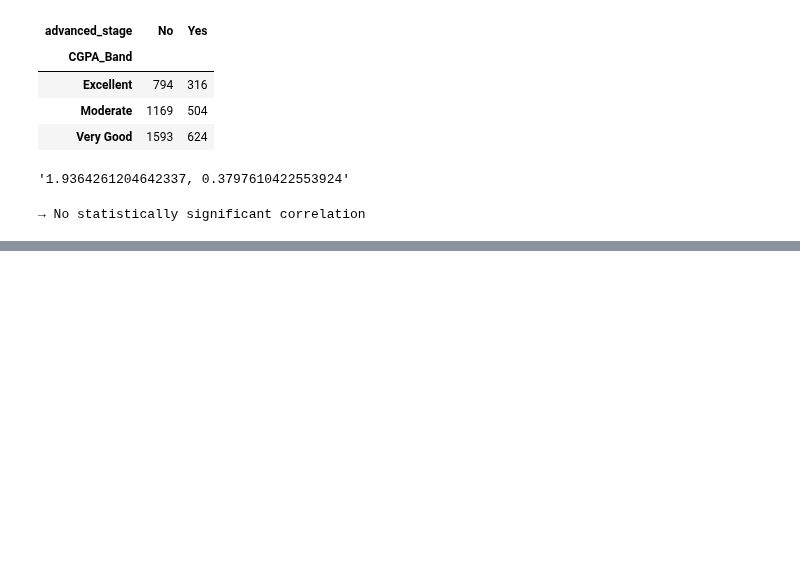
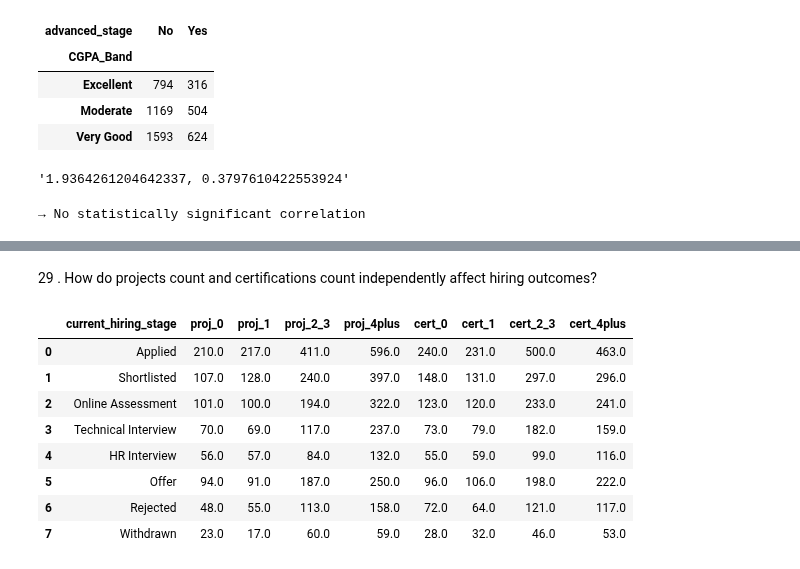
Before and after one commit to Ishasavani1402/Data-Analytics, a Jupyter notebook: fresher_hiring_analysis/EDA.ipynb, the cells around one changed output, grey strips where cells are left out. Drawn from its saved outputs; the diff is of its cells as text; code cells hidden in the pictures; blank space fills up the shorter version.

```diff
--- a/fresher_hiring_analysis/EDA.ipynb
+++ b/fresher_hiring_analysis/EDA.ipynb
@@ -1062,0 +1202,68 @@ else:
+# %% [markdown]
+29 . How do projects count and certifications count independently affect hiring outcomes?
+# %%
+pd.read_sql_query(text("""WITH project_bins AS (
+    SELECT
+        projects_count,
+        CASE
+            WHEN projects_count = 0 THEN '0 Projects'
+            WHEN projects_count = 1 THEN '1 Project'
+            WHEN projects_count BETWEEN 2 AND 3 THEN '2-3 Projects'
+            WHEN projects_count >= 4 THEN '4+ Projects'
+            ELSE 'Other'
+        END AS projects_bin,
+
+        certifications_count,
+        CASE
+            WHEN certifications_count = 0 THEN '0 Certifications'
+            WHEN certifications_count = 1 THEN '1 Certification'
+            WHEN certifications_count BETWEEN 2 AND 3 THEN '2-3 Certifications'
+            WHEN certifications_count >= 4 THEN '4+ Certifications'
+            ELSE 'Other'
+        END AS cert_bin,
+
+        current_hiring_stage,
+        COUNT(*) AS candidate_count
+    FROM clean_dataset
+    GROUP BY projects_count, certifications_count, current_hiring_stage
+),
+summary AS (
+    SELECT
+        current_hiring_stage,
+        SUM(CASE WHEN projects_bin = '0 Projects'      THEN candidate_count ELSE 0 END) AS proj_0,
+        SUM(CASE WHEN projects_bin = '1 Project'       THEN candidate_count ELSE 0 END) AS proj_1,
+        SUM(CASE WHEN projects_bin = '2-3 Projects'    THEN candidate_count ELSE 0 END) AS proj_2_3,
+        SUM(CASE WHEN projects_bin = '4+ Projects'     THEN candidate_count ELSE 0 END) AS proj_4plus,
+
+        SUM(CASE WHEN cert_bin = '0 Certifications'    THEN candidate_count ELSE 0 END) AS cert_0,
+        SUM(CASE WHEN cert_bin = '1 Certification'     THEN candidate_count ELSE 0 END) AS cert_1,
+        SUM(CASE WHEN cert_bin = '2-3 Certifications'  THEN candidate_count ELSE 0 END) AS cert_2_3,
+        SUM(CASE WHEN cert_bin = '4+ Certifications'   THEN candidate_count ELSE 0 END) AS cert_4plus
+    FROM project_bins
+    GROUP BY current_hiring_stage
+)
+SELECT
+    current_hiring_stage,
+    proj_0, proj_1, proj_2_3, proj_4plus,
+    cert_0, cert_1, cert_2_3, cert_4plus
+FROM summary
+ORDER BY
+    CASE current_hiring_stage
+        WHEN 'Applied' THEN 1
+        WHEN 'Shortlisted' THEN 2
+        WHEN 'Online Assessment' THEN 3
+        WHEN 'Technical Interview' THEN 4
+        WHEN 'HR Interview' THEN 5
+        WHEN 'Offer' THEN 6
+        ELSE 7
+    END; """),engine)
+# %% [output]
+|  | current_hiring_stage | proj_0 | proj_1 | proj_2_3 | proj_4plus | cert_0 | cert_1 | cert_2_3 | cert_4plus |
+| 0 | Applied | 210.0 | 217.0 | 411.0 | 596.0 | 240.0 | 231.0 | 500.0 | 463.0 |
+| 1 | Shortlisted | 107.0 | 128.0 | 240.0 | 397.0 | 148.0 | 131.0 | 297.0 | 296.0 |
+| 2 | Online Assessment | 101.0 | 100.0 | 194.0 | 322.0 | 123.0 | 120.0 | 233.0 | 241.0 |
+| 3 | Technical Interview | 70.0 | 69.0 | 117.0 | 237.0 | 73.0 | 79.0 | 182.0 | 159.0 |
+| 4 | HR Interview | 56.0 | 57.0 | 84.0 | 132.0 | 55.0 | 59.0 | 99.0 | 116.0 |
+| 5 | Offer | 94.0 | 91.0 | 187.0 | 250.0 | 96.0 | 106.0 | 198.0 | 222.0 |
+| 6 | Rejected | 48.0 | 55.0 | 113.0 | 158.0 | 72.0 | 64.0 | 121.0 | 117.0 |
+| 7 | Withdrawn | 23.0 | 17.0 | 60.0 | 59.0 | 28.0 | 32.0 | 46.0 | 53.0 |
```
Also changed, not shown: parts of 7 cells of this notebook, 1 other file.
